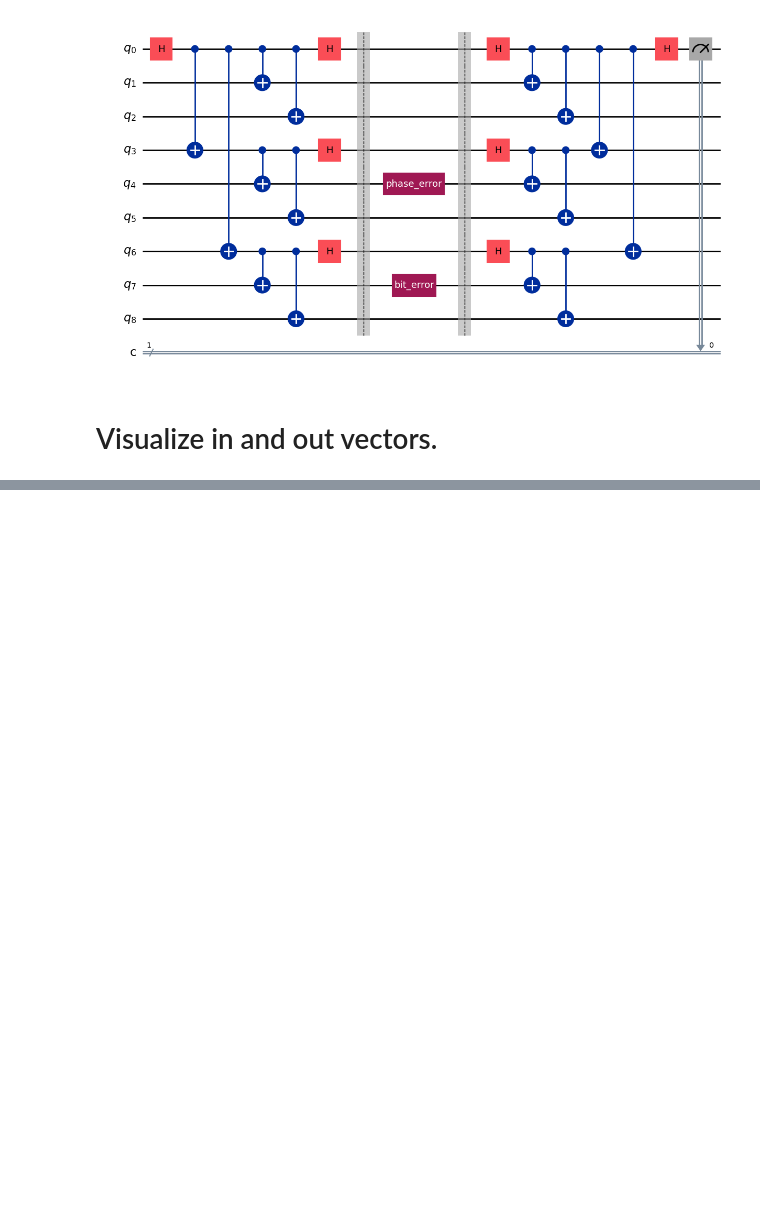
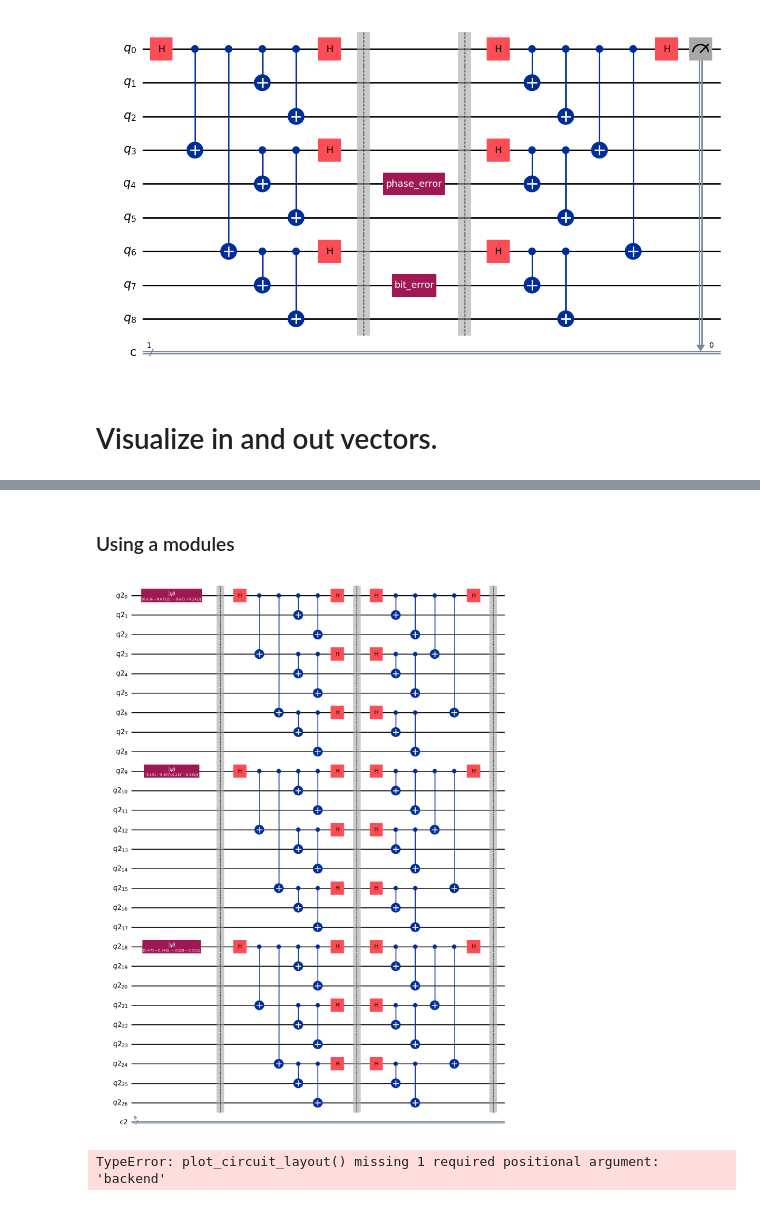
Before and after one commit to davidcherney/quantum_error_correction, a Jupyter notebook: Shor_qecc.ipynb, the cells around one changed output, grey strips where cells are left out. Saved outputs shown, nothing was run; the diff lists cells and outputs as text; code cells hidden in the pictures; blank space fills up the shorter version.

Commit message:
shor module and utils module

```diff
--- a/Shor_qecc.ipynb
+++ b/Shor_qecc.ipynb
@@ -360,0 +463,16 @@ plt.show()
+# %% [markdown]
+### Using a modules
+# %%
+from utils import generate_random_states
+from shor import shor_encode, shor_decode
+
+
+# Example usage
+n_qubits = 3
+random_states = generate_random_states(n_qubits)
+initial_circuit = shor_encode(n_qubits=n_qubits, state_vectors=random_states)
+decoding_circuit = shor_decode(n_qubits=n_qubits)
+complete_circuit = initial_circuit.compose(decoding_circuit)
+complete_circuit.draw("mpl")
+# %% [output]
+[figure, added]
@@ -360,0 +481,4 @@ plt.show()
+# %%
+plot_circuit_layout(complete_circuit)
+# %% [output]
+TypeError: plot_circuit_layout() missing 1 required positional argument: 'backend'
```
Also changed, not shown: parts of 17 cells of this notebook, 3 other files.
